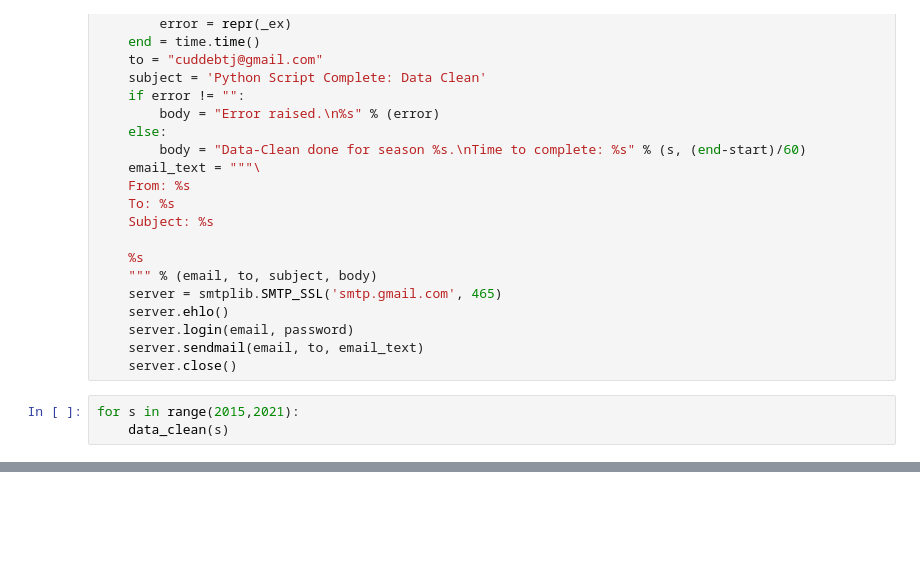
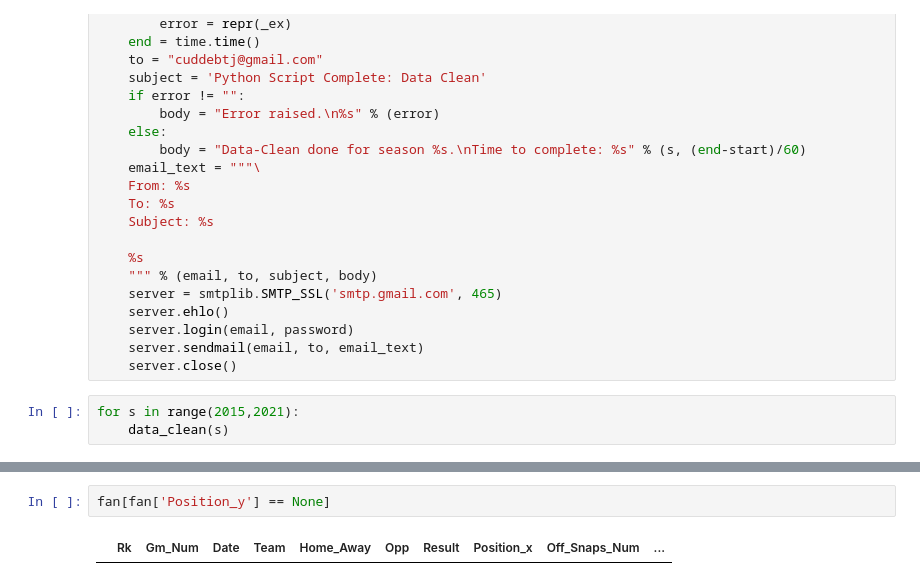
Before and after one commit to cuddebtj/NFLInjuryTwitter, a Jupyter notebook: Fantasy-Sidelines/data-clean.ipynb, the cells around one changed output, grey strips where cells are left out. Drawn from its saved outputs; the diff is of its cells as text; blank space fills up the shorter version.

```diff
--- a/Fantasy-Sidelines/data-clean.ipynb
+++ b/Fantasy-Sidelines/data-clean.ipynb
@@ -406,0 +530,4 @@ for s in range(2015,2021):
+# %%
+fan[fan['Position_y'] == None]
+# %% [output]
+|  | Rk | Gm_Num | Date | Team | Home_Away | Opp | Result | Position_x | Off_Snaps_Num | ... |
```
Also changed, not shown: parts of 5 cells of this notebook, 1 other file.
